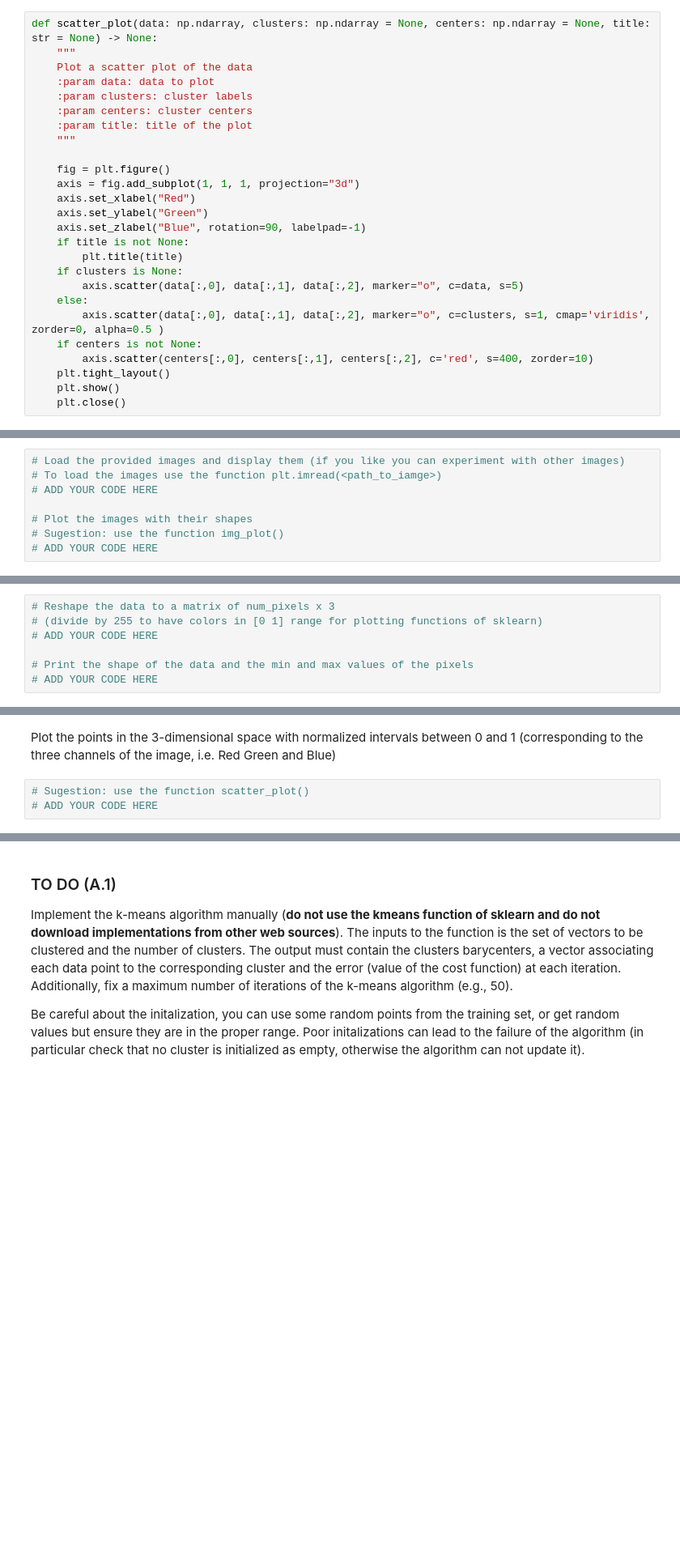
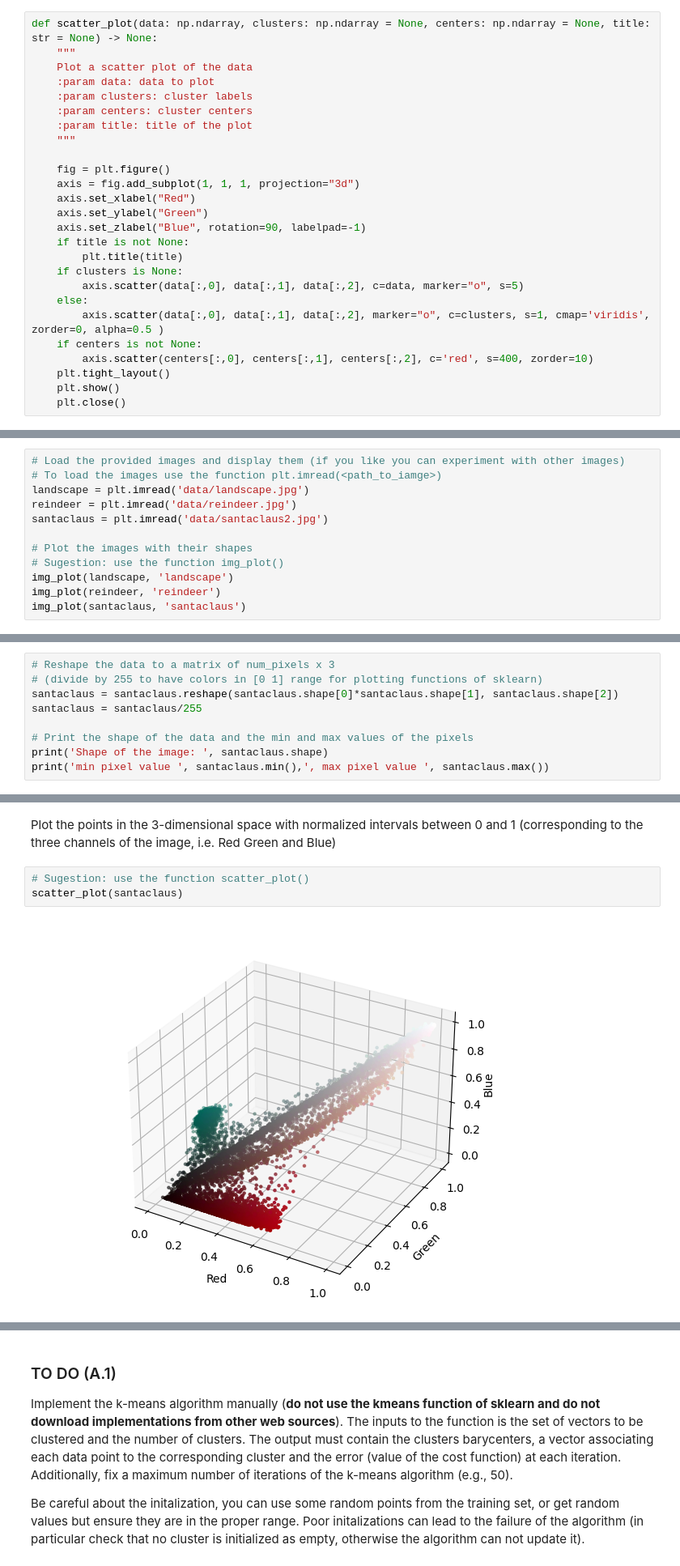
Before and after one commit to Giacomo-Menegatti/MachineLearning, a Jupyter notebook: Lab3/assignment_lab03.ipynb, the cells around one changed output, grey strips where cells are left out. Shown at 81% size. Drawn from its saved outputs; the diff is of its cells as text; blank space fills up the shorter version.

```diff
--- a/Lab3/assignment_lab03.ipynb
+++ b/Lab3/assignment_lab03.ipynb
@@ -93,7 +95,7 @@ def scatter_plot(data: np.ndarray, clusters: np.ndarray = None, centers: np.ndar
     if title is not None:
         plt.title(title)
     if clusters is None:
-        axis.scatter(data[:,0], data[:,1], data[:,2], marker="o", c=data, s=5)
+        axis.scatter(data[:,0], data[:,1], data[:,2], c=data, marker="o", s=5)
     else:
         axis.scatter(data[:,0], data[:,1], data[:,2], marker="o", c=clusters, s=1, cmap='viridis', zorder=0, alpha=0.5 )
     if centers is not None:
@@ -189,17 +189,23 @@ np.random.seed(ID)
 # %%
 # Load the provided images and display them (if you like you can experiment with other images)
 # To load the images use the function plt.imread(<path_to_iamge>)
-# ADD YOUR CODE HERE
+landscape = plt.imread('data/landscape.jpg')
+reindeer = plt.imread('data/reindeer.jpg')
+santaclaus = plt.imread('data/santaclaus2.jpg')
 
 # Plot the images with their shapes
 # Sugestion: use the function img_plot()
-# ADD YOUR CODE HERE
+img_plot(landscape, 'landscape')
+img_plot(reindeer, 'reindeer')
+img_plot(santaclaus, 'santaclaus')
 # %% [markdown]
 We are going to start by using the Santa Claus image.
 # %%
 # Reshape the data to a matrix of num_pixels x 3
 # (divide by 255 to have colors in [0 1] range for plotting functions of sklearn)
-# ADD YOUR CODE HERE
+santaclaus = santaclaus.reshape(santaclaus.shape[0]*santaclaus.shape[1], santaclaus.shape[2])
+santaclaus = santaclaus/255
 
 # Print the shape of the data and the min and max values of the pixels
-# ADD YOUR CODE HERE
+print('Shape of the image: ', santaclaus.shape)
+print('min pixel value ', santaclaus.min(),', max pixel value ', santaclaus.max())
@@ -207,4 +216,6 @@ We are going to start by using the Santa Claus image.
 Plot the points in the 3-dimensional space with normalized intervals between 0 and 1 (corresponding to the three channels of the image, i.e. Red Green and Blue)
 # %%
 # Sugestion: use the function scatter_plot()
-# ADD YOUR CODE HERE
+scatter_plot(santaclaus)
+# %% [output]
+[figure, added]
```
Also changed, not shown: parts of 6 cells of this notebook, 2 other files.
